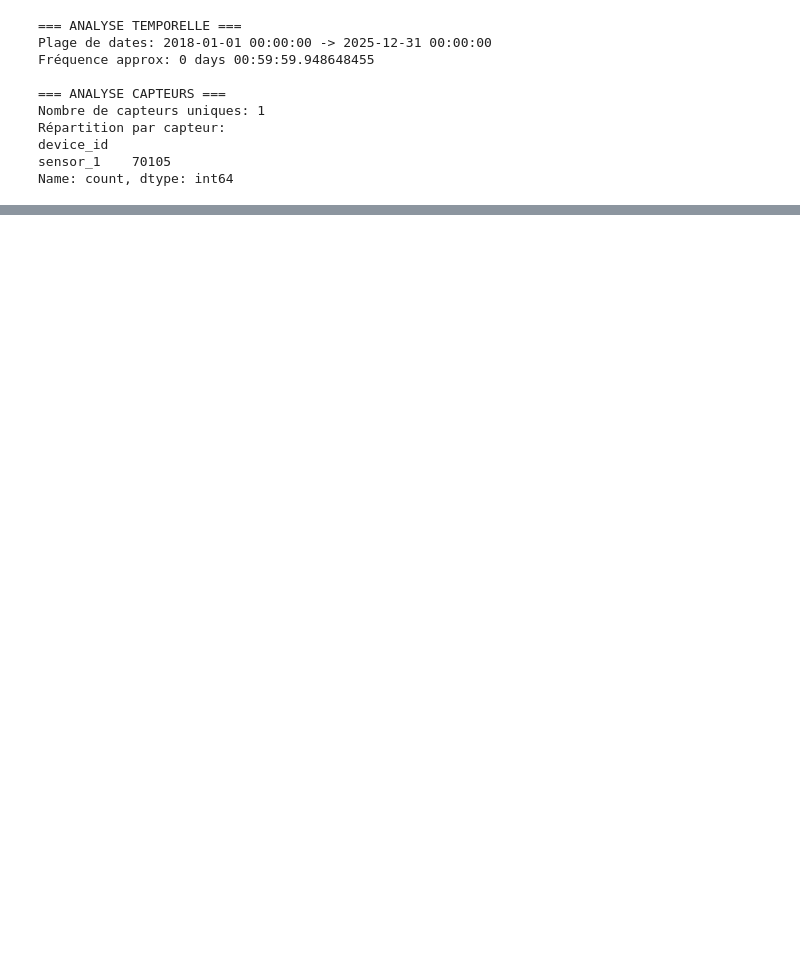
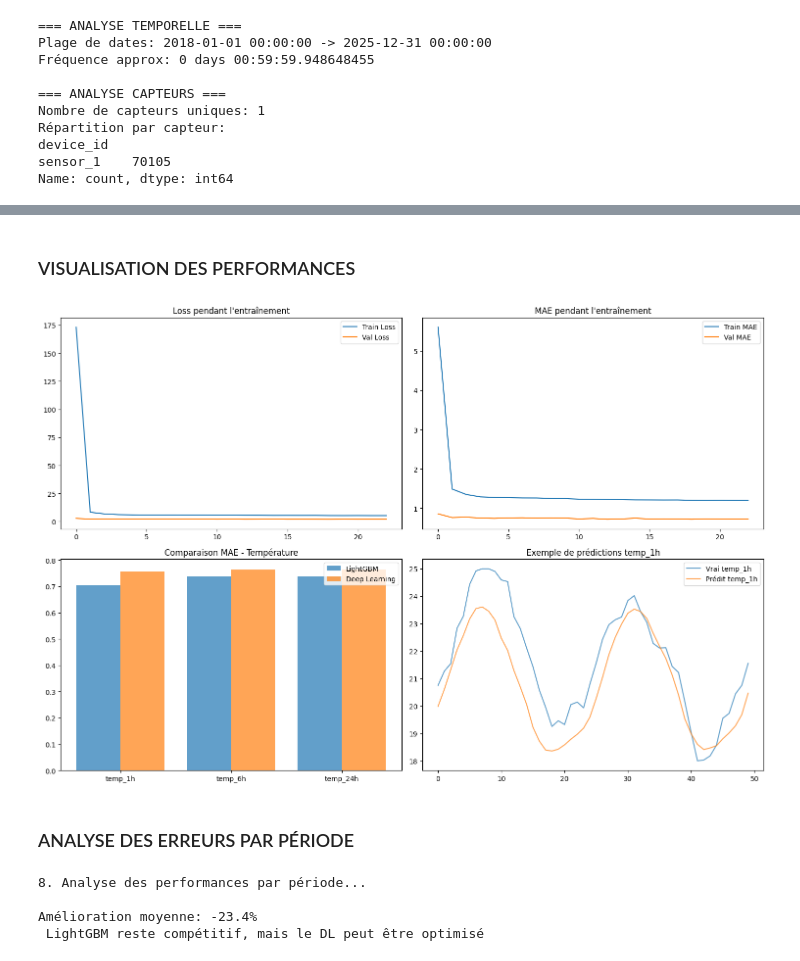
Before and after one commit to Macky0101/classification_dimage_et_Predic_ST, a Jupyter notebook: serrie_temp.ipynb, the cells around one changed output, grey strips where cells are left out. Cells and saved outputs as stored; diff of their text form; code cells hidden in the pictures; blank space fills up the shorter version.

```diff
--- a/serrie_temp.ipynb
+++ b/serrie_temp.ipynb
@@ -422,0 +2224,69 @@ print(f"✅ Mémoire disponible : {available:.2f} Go")
+# %% [markdown]
+### VISUALISATION DES PERFORMANCES
+# %%
+import matplotlib.pyplot as plt
+
+# Graphique 1: Évolution de l'entraînement
+fig, axes = plt.subplots(2, 2, figsize=(15, 10))
+
+# Loss et MAE pendant l'entraînement
+if 'loss' in history.history:
+    axes[0, 0].plot(history.history['loss'], label='Train Loss')
+    axes[0, 0].plot(history.history['val_loss'], label='Val Loss')
+    axes[0, 0].set_title('Loss pendant l\'entraînement')
+    axes[0, 0].legend()
+
+if 'mae' in history.history:
+    axes[0, 1].plot(history.history['mae'], label='Train MAE')
+    axes[0, 1].plot(history.history['val_mae'], label='Val MAE')
+    axes[0, 1].set_title('MAE pendant l\'entraînement')
+    axes[0, 1].legend()
+
+# Comparaison des modèles
+targets_to_plot = ['temp_1h', 'temp_6h', 'temp_24h']
+lgb_maes = [lgb_results[t]['MAE'] for t in targets_to_plot]
+dl_maes = [dl_results[t]['MAE'] for t in targets_to_plot]
+
+x = range(len(targets_to_plot))
+axes[1, 0].bar(x, lgb_maes, width=0.4, label='LightGBM', alpha=0.7)
+axes[1, 0].bar([i + 0.4 for i in x], dl_maes, width=0.4, label='Deep Learning', alpha=0.7)
+axes[1, 0].set_title('Comparaison MAE - Température')
+axes[1, 0].set_xticks([i + 0.2 for i in x])
+axes[1, 0].set_xticklabels(targets_to_plot)
+axes[1, 0].legend()
+
+# Exemple de prédictions vs réalité
+sample_idx = 100
+time_points = range(min(50, len(y_test)))
+axes[1, 1].plot(time_points, y_test[sample_idx:sample_idx+50, 0], label='Vrai temp_1h', alpha=0.7)
+axes[1, 1].plot(time_points, dl_predictions[sample_idx:sample_idx+50, 0], label='Prédit temp_1h', alpha=0.7)
+axes[1, 1].set_title('Exemple de prédictions temp_1h')
+axes[1, 1].legend()
+
+plt.tight_layout()
+plt.show()
+# %% [output]
+[figure, added]
+# %% [markdown]
+### ANALYSE DES ERREURS PAR PÉRIODE
+# %%
+
+# 9. ANALYSE DES ERREURS PAR PÉRIODE
+print("\n8. Analyse des performances par période...")
+
+# Vérification si le deep learning apporte une valeur ajoutée
+if comparison_data:
+    total_improvement = sum(row['Improvement'] for row in comparison_data)
+    average_improvement = total_improvement / len(comparison_data)
+
+    print(f"\nAmélioration moyenne: {average_improvement:+.1f}%")
+
+    if average_improvement > 0:
+        print(" Le modèle Deep Learning surpasse LightGBM!")
+    else:
+        print(" LightGBM reste compétitif, mais le DL peut être optimisé")
+# %% [output]
+8. Analyse des performances par période...
+
+Amélioration moyenne: -23.4%
+ LightGBM reste compétitif, mais le DL peut être optimisé
```
Also changed, not shown: parts of 44 cells of this notebook, 12 other files.
